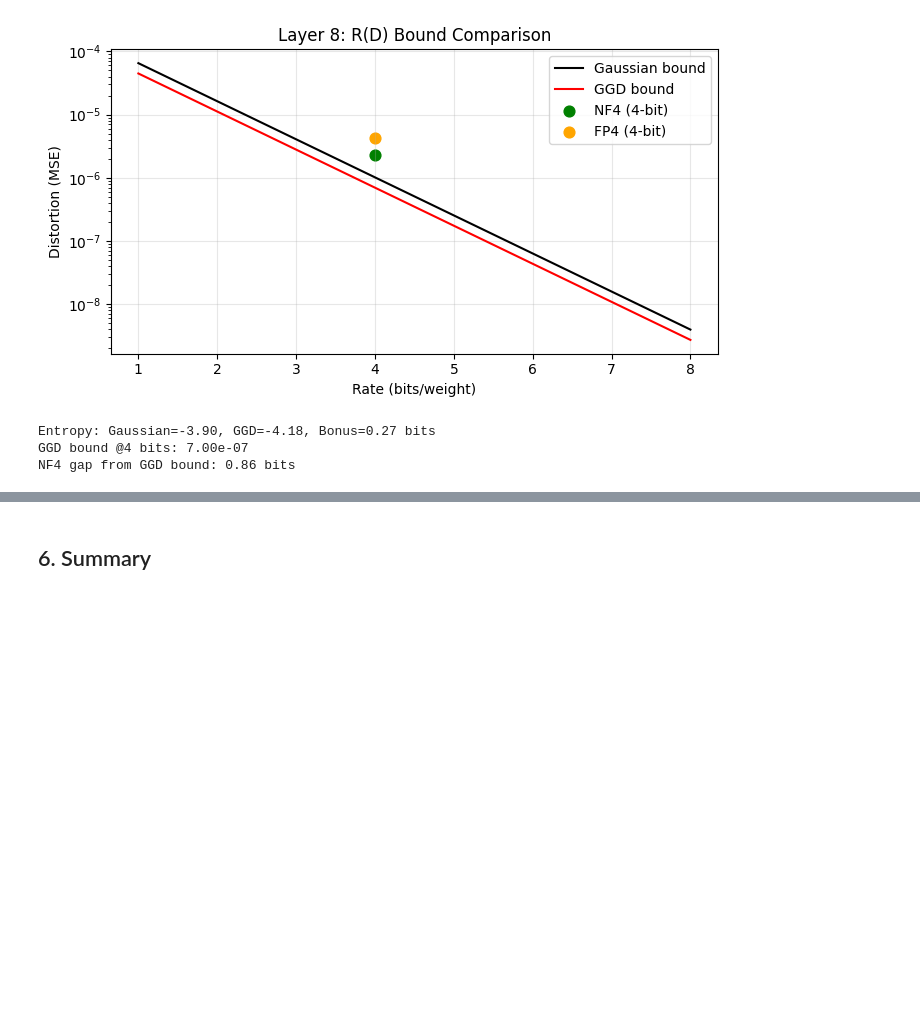
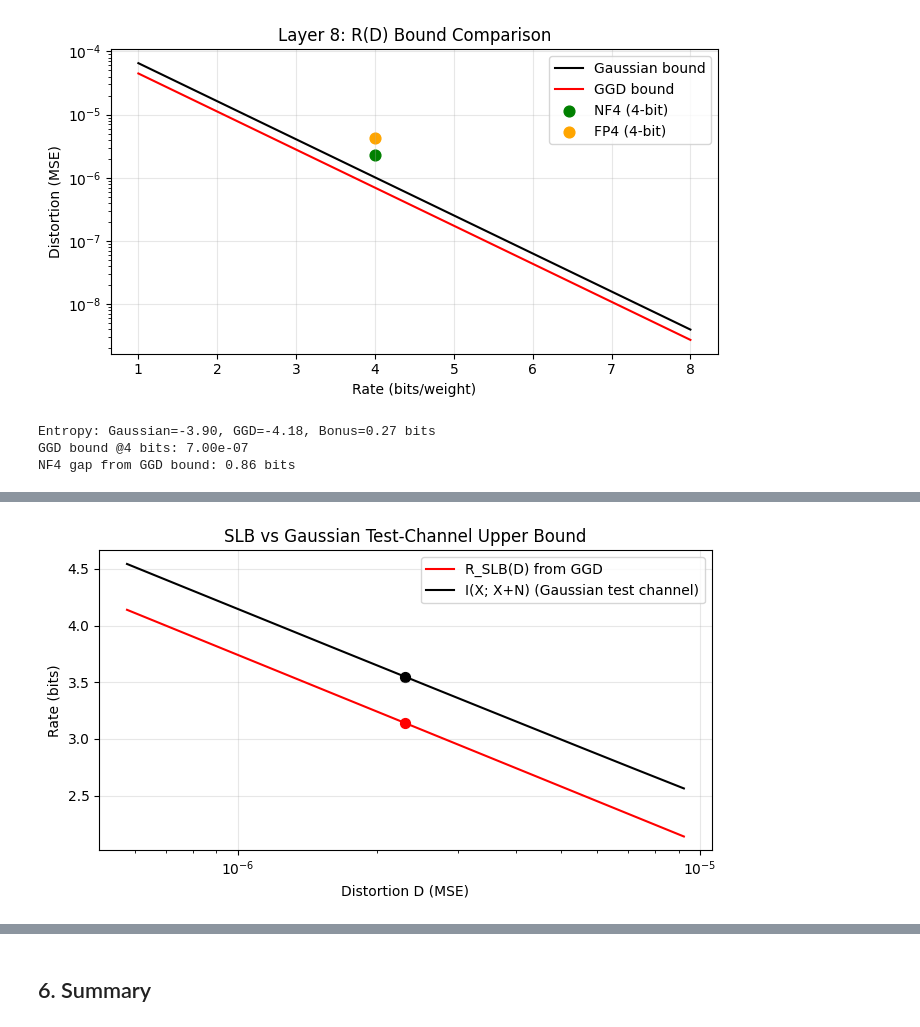
Before and after one commit to andremiguelc/transformer-compression-limits, a Jupyter notebook: notebooks/02_2_quantization_rate_distortion.ipynb, the cells around one changed output, grey strips where cells are left out. Drawn from its saved outputs; the diff is of its cells as text; code cells hidden in the pictures; blank space fills up the shorter version.

Commit message:
gaussian test-channel

```diff
--- a/notebooks/02_2_quantization_rate_distortion.ipynb
+++ b/notebooks/02_2_quantization_rate_distortion.ipynb
@@ -397,0 +400,91 @@ NF4 gap from GGD bound: 0.86 bits
+# %%
+# Gaussian test-channel: Y = X + N, N ~ N(0, D)
+# Gives an upper bound on R(D) via I(X;Y)
+
+use_empirical_weights = True  # set False to sample from fitted GGD
+max_samples = 200_000
+bins_entropy = 400
+
+rng = np.random.default_rng(1)
+
+if use_empirical_weights:
+    X = flat.astype(np.float32)
+else:
+    X = gennorm.rvs(beta, loc=loc, scale=scale, size=flat.size, random_state=rng).astype(np.float32)
+
+if X.size > max_samples:
+    X = rng.choice(X, size=max_samples, replace=False)
+
+
+def differential_entropy_hist(samples, bins=400):
+    hist, edges = np.histogram(samples, bins=bins, density=False)
+    hist = hist.astype(np.float64)
+    p = hist / np.maximum(hist.sum(), 1.0)
+    bw = float(np.mean(edges[1:] - edges[:-1]))
+    return float(-np.sum(p * np.log2(p + 1e-12)) + np.log2(bw))
+
+
+def gaussian_noise_entropy(D):
+    return 0.5 * np.log2(2.0 * np.pi * np.e * D)
+
+
+def slb_rate(D, h_bits):
+    return h_bits - 0.5 * np.log2(2.0 * np.pi * np.e * D)
+
+
+def estimate_I_upper(X, D, rng, bins=400):
+    noise = rng.normal(0.0, np.sqrt(D), size=X.shape).astype(np.float32)
+    Y = X + noise
+    h_Y = differential_entropy_hist(Y, bins=bins)
+    return h_Y - gaussian_noise_entropy(D)
+
+
+# Distortion grid (centered around mse_nf4 when available)
+if mse_nf4 is not None:
+    D_ref = float(mse_nf4)
+else:
+    D_ref = float(distortion_bound_from_entropy(h_ggd, 4.0))
+
+D_min = D_ref / 4.0
+D_max = D_ref * 4.0
+D_grid = np.logspace(np.log10(D_min), np.log10(D_max), 12)
+
+I_upper = []
+for D in D_grid:
+    I_upper.append(estimate_I_upper(X, D, rng, bins=bins_entropy))
+I_upper = np.array(I_upper)
+
+R_slb = slb_rate(D_grid, h_ggd)
+
+# Numbers at the reference distortion
+I_ref = estimate_I_upper(X, D_ref, rng, bins=bins_entropy)
+R_ref = slb_rate(D_ref, h_ggd)
+Delta_ref = I_ref - R_ref
+
+plt.figure(figsize=(7, 4))
+plt.plot(D_grid, R_slb, label="R_SLB(D) from GGD", color="red")
+plt.plot(D_grid, I_upper, label="I(X; X+N) (Gaussian test channel)", color="black")
+plt.scatter([D_ref], [R_ref], color="red", s=50)
+plt.scatter([D_ref], [I_ref], color="black", s=50)
+
+plt.xscale("log")
+plt.xlabel("Distortion D (MSE)")
+plt.ylabel("Rate (bits)")
+plt.title("SLB vs Gaussian Test-Channel Upper Bound")
+plt.grid(True, alpha=0.3)
+plt.legend()
+plt.tight_layout()
+plt.show()
+
+if mse_nf4 is not None:
+    print(
+        f"At D = mse_nf4 = {D_ref:.3e}: R_SLB = {R_ref:.3f} bits, "
+        f"I_upper = {I_ref:.3f} bits, gap <= {Delta_ref:.3f} bits"
+    )
+else:
+    print(
+        f"At D_ref = {D_ref:.3e}: R_SLB = {R_ref:.3f} bits, "
+        f"I_upper = {I_ref:.3f} bits, gap <= {Delta_ref:.3f} bits"
+    )
+# %% [output]
+[figure, added]
```
Also changed, not shown: parts of 3 cells of this notebook.
